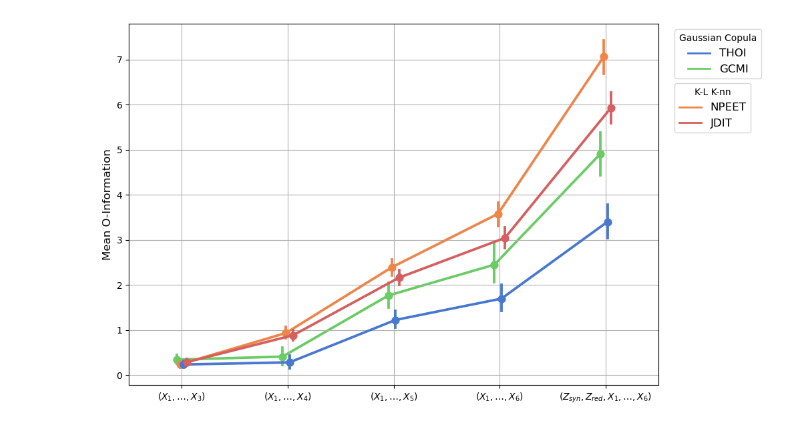
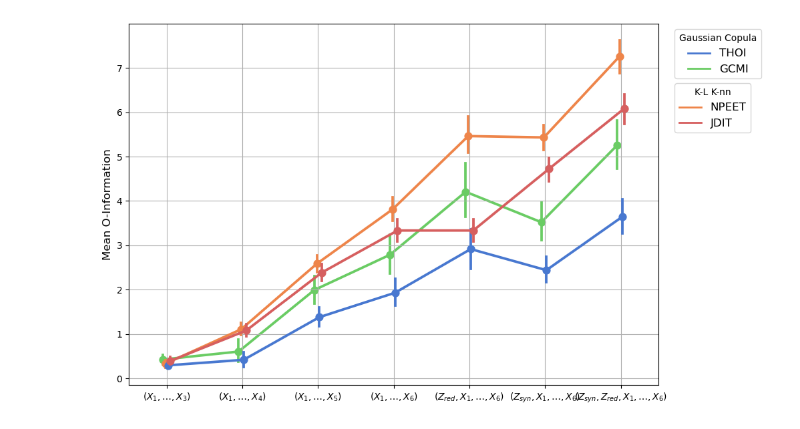
Before and after one commit to Laouen/Oinformation, a Jupyter notebook: analysis/o_information_qualitative.ipynb, the cells around one changed output. Drawn from its saved outputs; the diff is of its cells as text; code cells hidden in the pictures.

```diff
--- a/analysis/o_information_qualitative.ipynb
+++ b/analysis/o_information_qualitative.ipynb
@@ -225,5 +212,5 @@ plot_o_info_linear(df, 'xor')
 # %%
-nplets = ['X1-X2-X3','X1-X2-X3-X4','X1-X2-X3-X4-X5','X1-X2-X3-X4-X5-X6','Z00-Z01-X1-X2-X3-X4-X5-X6']
+nplets = ['X1-X2-X3','X1-X2-X3-X4','X1-X2-X3-X4-X5','X1-X2-X3-X4-X5-X6','Z01-X1-X2-X3-X4-X5-X6','Z00-X1-X2-X3-X4-X5-X6','Z00-Z01-X1-X2-X3-X4-X5-X6']
 
 df1 = pd.read_csv('../benchmarking/results/o_info/system-flat_repeat-20_t-10000.tsv', sep='\t')
 df2 = pd.read_csv('../benchmarking/results/o_info/system-flat_repeat-20_t-10000_JDIT.tsv', sep='\t')
@@ -233,8 +220,15 @@ df = pd.concat([df1, df2])
 df = df[df.gamma == 0.1]
 df = df[df['n-plet'].isin(nplets)]
 
-df = df[(df['beta'] >= 0.095) & (df['beta'] <= 0.905) & (df['alpha'] >= 0.095) & (df['alpha'] <= 0.905)]
+#df = df[(df['beta'] >= 0.095) & (df['beta'] <= 0.905) & (df['alpha'] >= 0.095) & (df['alpha'] <= 0.905)]
 
 plot_o_info_heatmap(df, 'flat')
-plot_o_info_linear(df, 'flat')
+
+nplets = ['X1-X2-X3','X1-X2-X3-X4','X1-X2-X3-X4-X5','X1-X2-X3-X4-X5-X6']
+fig, axes = plt.subplots(2, 2, figsize=(2*8, 2*6), sharex=True, sharey=True)
+plot_o_info_linear(df[df['n-plet'].isin(nplets)],'flat', axes=axes.flatten())
+
+nplets = ['Z01-X1-X2-X3-X4-X5-X6','Z00-X1-X2-X3-X4-X5-X6','Z00-Z01-X1-X2-X3-X4-X5-X6']
+fig, axes = plt.subplots(1, 3, figsize=(3*8, 6), sharex=True, sharey=True)
+plot_o_info_linear(df[df['n-plet'].isin(nplets)],'flat', axes=axes.flatten())
 # %% [output]
@@ -246,6 +241,8 @@ nplet_order = [
     'X1-X2-X3-X4',
     'X1-X2-X3-X4-X5',
     'X1-X2-X3-X4-X5-X6',
+    'Z01-X1-X2-X3-X4-X5-X6',
+    'Z00-X1-X2-X3-X4-X5-X6',
     'Z00-Z01-X1-X2-X3-X4-X5-X6'
 ]
 nplet_labels = [
@@ -253,7 +250,9 @@ nplet_labels = [
     r'$(X_1,\ldots,X_4)$',
     r'$(X_1,\ldots,X_5)$',
     r'$(X_1,\ldots,X_6)$',
-    r'$(Z_{syn},Z_{red},X_1,\ldots,X_6)$',
+    r'$(Z_{red},X_1,\ldots,X_6)$',
+    r'$(Z_{syn},X_1,\ldots,X_6)$',
+    r'$(Z_{syn},Z_{red},X_1,\ldots,X_6)$'
 ]
 
 plt.figure(figsize=(10, 6))
@@ -263,32 +262,32 @@ sns.pointplot(
     dodge=True, join=True, markers='o'
 )
 
 # Customize the plot
 # [format_nplet_name(nplet) for nplet in nplet_order]
-plt.xticks([0,1,2,3,4], nplet_labels , fontsize=10)
+plt.xticks([0,1,2,3,4,5,6], nplet_labels , fontsize=10)
 plt.xlabel('')
 
 plt.ylabel('Mean O-Information', fontsize=12)
 plt.title('')
 
 legend_elements_gaussian = [
     Line2D([0], [0], color=method_colors['THOI'], lw=2, label='THOI'),
     Line2D([0], [0], color=method_colors['GCMI'], lw=2, label='GCMI')
 ]
 legend_elements_kl = [
     Line2D([0], [0], color=method_colors['NPEET'], lw=2, label='NPEET'),
     Line2D([0], [0], color=method_colors['JDIT'], lw=2, label='JDIT')
 ]
 
 l1 = plt.legend(handles=legend_elements_gaussian, title='Gaussian Copula', loc='upper left', fontsize=12, bbox_to_anchor=(1.02, 1))
 plt.gca().add_artist(l1)
 plt.legend(handles=legend_elements_kl, title='K-L K-nn', loc='upper left', fontsize=12, bbox_to_anchor=(1.02, 0.85))
 
 plt.grid(True)
 
 # Show the plot
 plt.tight_layout()
 plt.savefig('./figures/o_info/system-flat_mean_per_nplet_and_method.svg', format='svg')
 plt.show()
 # %% [output]
-[figure, old version]
+[figure, new version]
```
Also changed, not shown: parts of 6 cells of this notebook, 49 other files.
